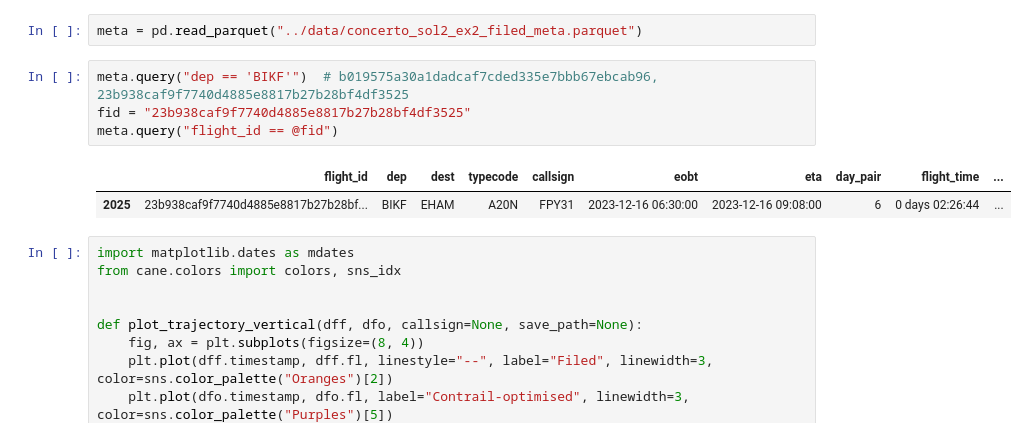
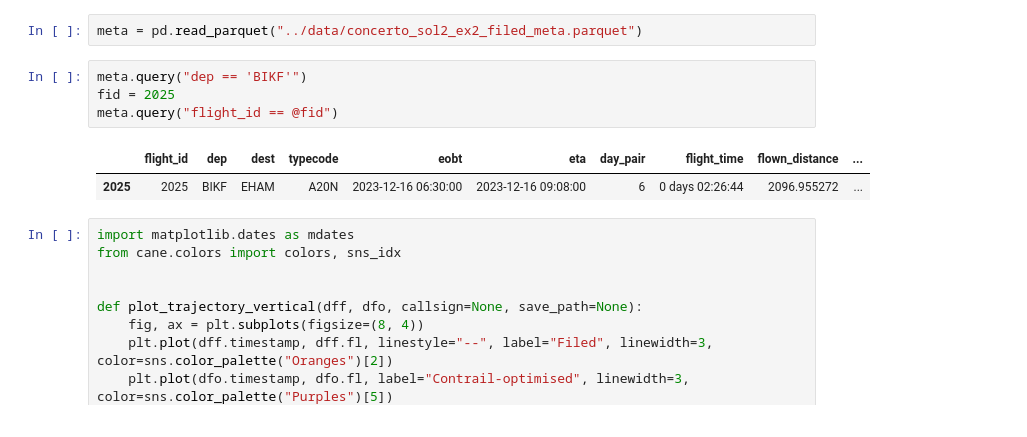
Before and after one commit to HeatherAn/jecats-paper-climate-mitigation, a Jupyter notebook: notebooks/figure-02.ipynb, the cells around one changed output. Drawn from its saved outputs; the diff is of its cells as text.

```diff
--- a/notebooks/figure-02.ipynb
+++ b/notebooks/figure-02.ipynb
@@ -19,12 +19,12 @@ Fleet contains 4112 flights
 # %%
 meta = pd.read_parquet("../data/concerto_sol2_ex2_filed_meta.parquet")
 # %%
-meta.query("dep == 'BIKF'")  # b019575a30a1dadcaf7cded335e7bbb67ebcab96, 23b938caf9f7740d4885e8817b27b28bf4df3525
-fid = "23b938caf9f7740d4885e8817b27b28bf4df3525"
+meta.query("dep == 'BIKF'")
+fid = 2025
 meta.query("flight_id == @fid")
 # %% [output]
-|  | flight_id | dep | dest | typecode | callsign | eobt | eta | day_pair | flight_time | ... |
-| 2025 | 23b938caf9f7740d4885e8817b27b28bf... | BIKF | EHAM | A20N | FPY31 | 2023-12-16 06:30:00 | 2023-12-16 09:08:00 | 6 | 0 days 02:26:44 | ... |
+|  | flight_id | dep | dest | typecode | eobt | eta | day_pair | flight_time | flown_distance | ... |
+| 2025 | 2025 | BIKF | EHAM | A20N | 2023-12-16 06:30:00 | 2023-12-16 09:08:00 | 6 | 0 days 02:26:44 | 2096.955272 | ... |
 # %%
 import matplotlib.dates as mdates
 from cane.colors import colors, sns_idx
```
Also changed, not shown: parts of 5 cells of this notebook, 14 other files.
